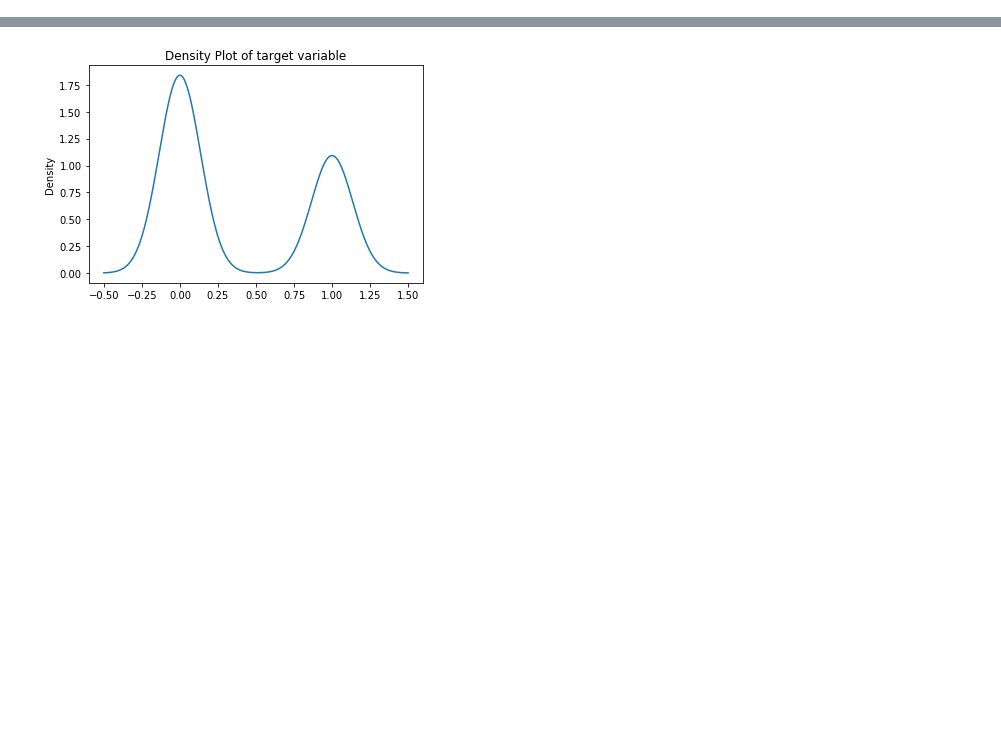
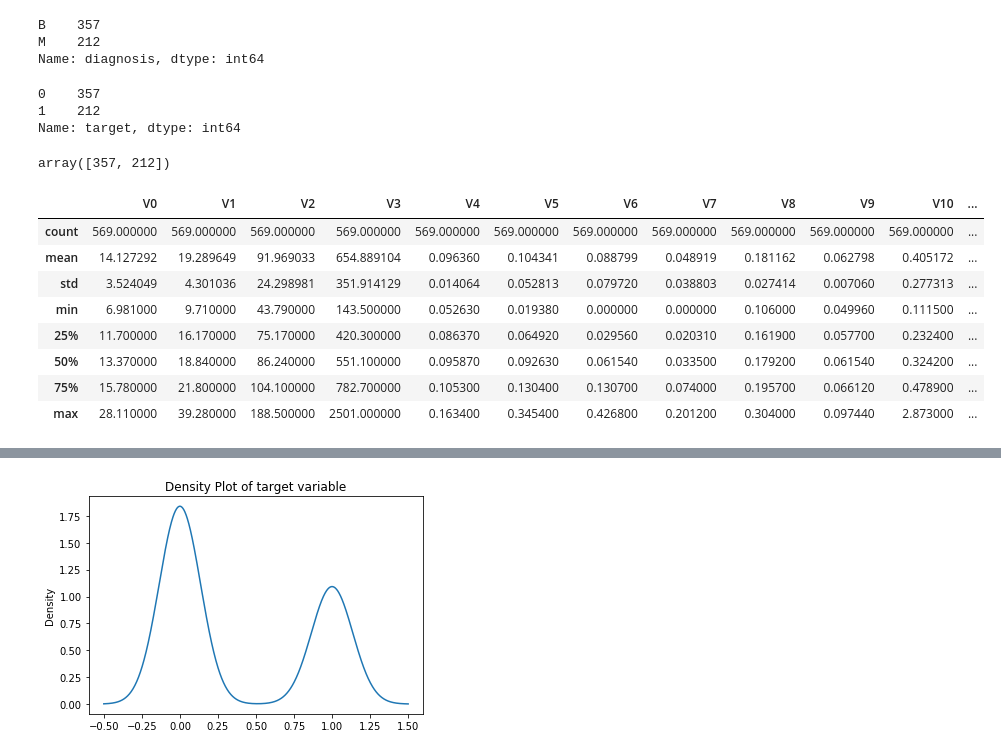
Before and after one commit to understructure/AWSMachineLearningCertification, a Jupyter notebook: The-Elements-of-Data-Science.ipynb, the cells around one changed output, grey strips where cells are left out. Saved outputs shown, nothing was run; the diff lists cells and outputs as text; code cells hidden in the pictures; blank space fills up the shorter version.

```diff
--- a/The-Elements-of-Data-Science.ipynb
+++ b/The-Elements-of-Data-Science.ipynb
@@ -69,0 +293,6 @@
+# %%
+raw.diagnosis.value_counts()
+# %% [output]
+B    357
+M    212
+Name: diagnosis, dtype: int64
@@ -69,0 +301,10 @@
+# %%
+raw.target.value_counts()
+# %% [output]
+0    357
+1    212
+Name: target, dtype: int64
+# %%
+np.bincount(raw.target)
+# %% [output]
+array([357, 212])
@@ -69,0 +313,12 @@
+# %%
+raw.describe() # shows summary statistics for each column
+# %% [output]
+|  | V0 | V1 | V2 | V3 | V4 | V5 | V6 | V7 | V8 | V9 | V10 | ... |
+| count | 569.000000 | 569.000000 | 569.000000 | 569.000000 | 569.000000 | 569.000000 | 569.000000 | 569.000000 | 569.000000 | 569.000000 | 569.000000 | ... |
+| mean | 14.127292 | 19.289649 | 91.969033 | 654.889104 | 0.096360 | 0.104341 | 0.088799 | 0.048919 | 0.181162 | 0.062798 | 0.405172 | ... |
+| std | 3.524049 | 4.301036 | 24.298981 | 351.914129 | 0.014064 | 0.052813 | 0.079720 | 0.038803 | 0.027414 | 0.007060 | 0.277313 | ... |
+| min | 6.981000 | 9.710000 | 43.790000 | 143.500000 | 0.052630 | 0.019380 | 0.000000 | 0.000000 | 0.106000 | 0.049960 | 0.111500 | ... |
+| 25% | 11.700000 | 16.170000 | 75.170000 | 420.300000 | 0.086370 | 0.064920 | 0.029560 | 0.020310 | 0.161900 | 0.057700 | 0.232400 | ... |
+| 50% | 13.370000 | 18.840000 | 86.240000 | 551.100000 | 0.095870 | 0.092630 | 0.061540 | 0.033500 | 0.179200 | 0.061540 | 0.324200 | ... |
+| 75% | 15.780000 | 21.800000 | 104.100000 | 782.700000 | 0.105300 | 0.130400 | 0.130700 | 0.074000 | 0.195700 | 0.066120 | 0.478900 | ... |
+| max | 28.110000 | 39.280000 | 188.500000 | 2501.000000 | 0.163400 | 0.345400 | 0.426800 | 0.201200 | 0.304000 | 0.097440 | 2.873000 | ... |
```
Also changed, not shown: parts of 36 cells of this notebook.
